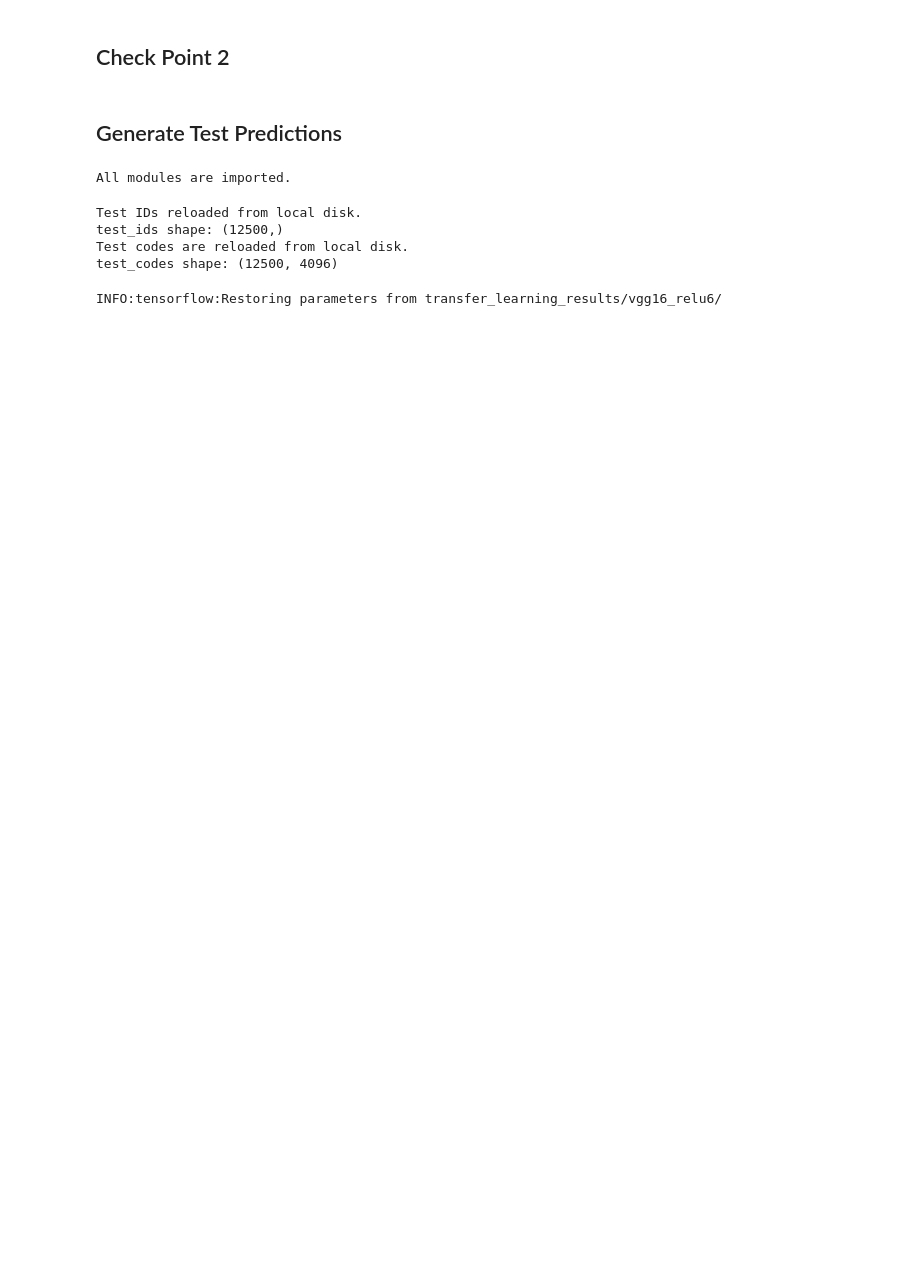
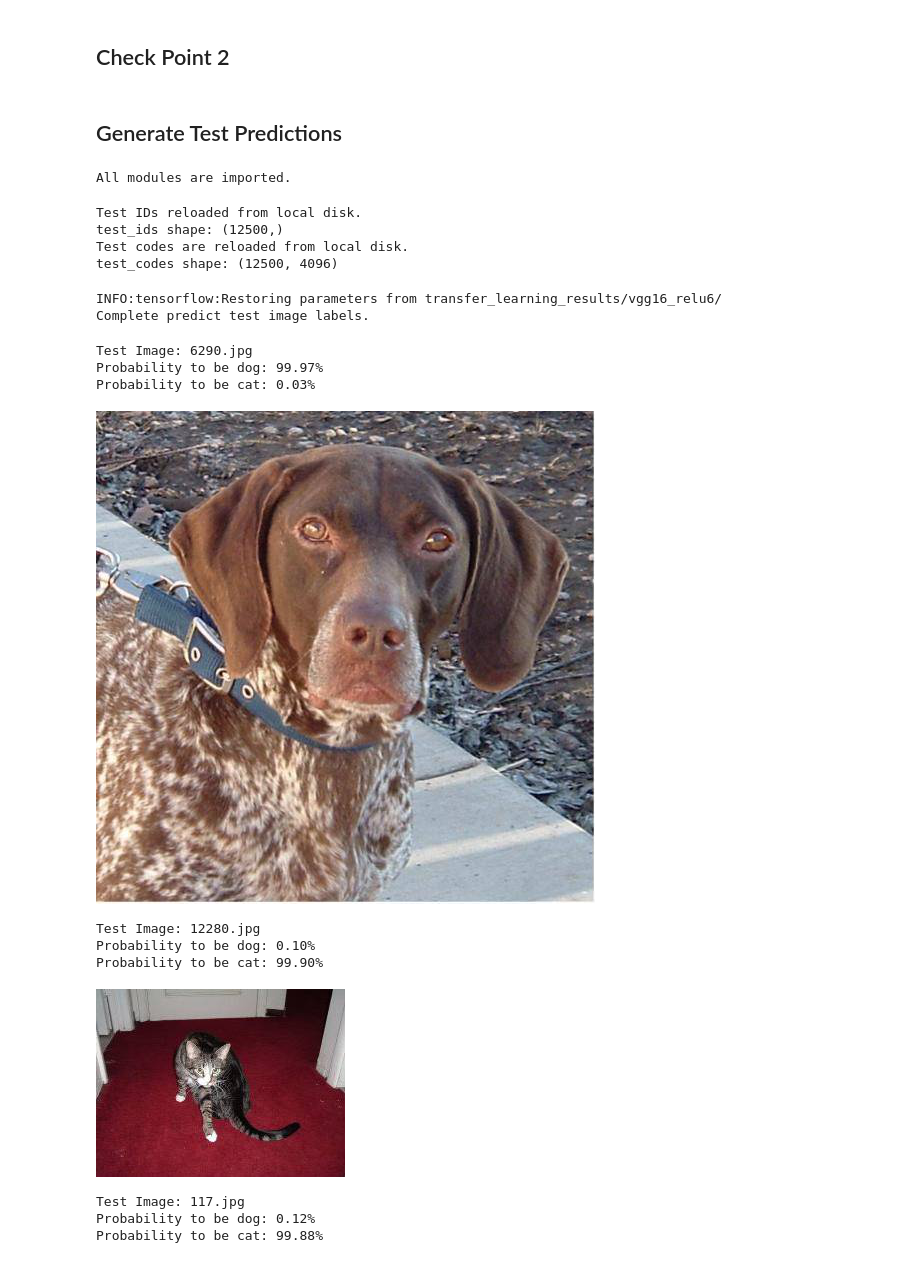
Before and after one commit to xzl524/dog_vs_cat, a Jupyter notebook: dog_vs_cat.ipynb, the cells around one changed output. Saved outputs shown, nothing was run; the diff lists cells and outputs as text; code cells hidden in the pictures; blank space fills up the shorter version.

```diff
--- a/dog_vs_cat.ipynb
+++ b/dog_vs_cat.ipynb
@@ -268,7 +249,7 @@ print('All modules are imported.')
 # %% [output]
 All modules are imported.
 # %%
-feature_extractor = 'vgg19_relu6'
+feature_extractor = 'vgg16_relu6'
 
 folder_name = 'transfer_learning_results/' + feature_extractor
 # %%
@@ -508,7 +490,7 @@ print('All modules are imported.')
 # %% [output]
 All modules are imported.
 # %%
-feature_extractor = 'vgg19_relu6'
+feature_extractor = 'vgg16_relu6'
 
 folder_name = 'transfer_learning_results/' + feature_extractor
 # %%
@@ -574,5 +556,33 @@ with tf.Session(graph=loaded_graph) as sess:
         predictions.append(test_predictions[:,0])
 
     predictions = np.concatenate(predictions)
+
+print('Complete predict test image labels.')
 # %% [output]
 INFO:tensorflow:Restoring parameters from transfer_learning_results/vgg16_relu6/
+Complete predict test image labels.
+# %%
+# Randomly choose n_samples test images to test the model accuracy
+n_samples = 3
+
+test_seq = random.sample(range(test_codes.shape[0]),n_samples)
+
+for i in test_seq:
+    image_id = test_ids[i]
+    image_example = cv2.imread('input/test/{}.jpg'.format(image_id), cv2.IMREAD_COLOR)
+    print("Test Image: {}.jpg".format(image_id))
+    print('Probability to be dog: {:.2f}%'.format(predictions[i]*100))
+    print('Probability to be cat: {:.2f}%'.format((1 - predictions[i])*100))
+    display(Image.open('input/test/{}.jpg'.format(image_id)))
+# %% [output]
+Test Image: 6290.jpg
+Probability to be dog: 99.97%
+Probability to be cat: 0.03%
+[figure, added]
+Test Image: 12280.jpg
+Probability to be dog: 0.10%
+Probability to be cat: 99.90%
+[figure, added]
+Test Image: 117.jpg
+Probability to be dog: 0.12%
+Probability to be cat: 99.88%
```
Also changed, not shown: parts of 7 cells of this notebook.
